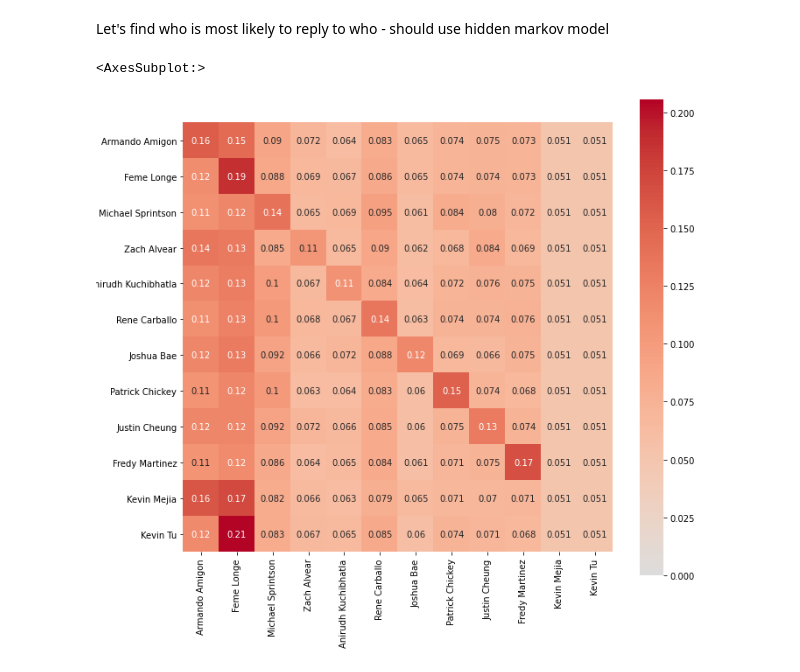
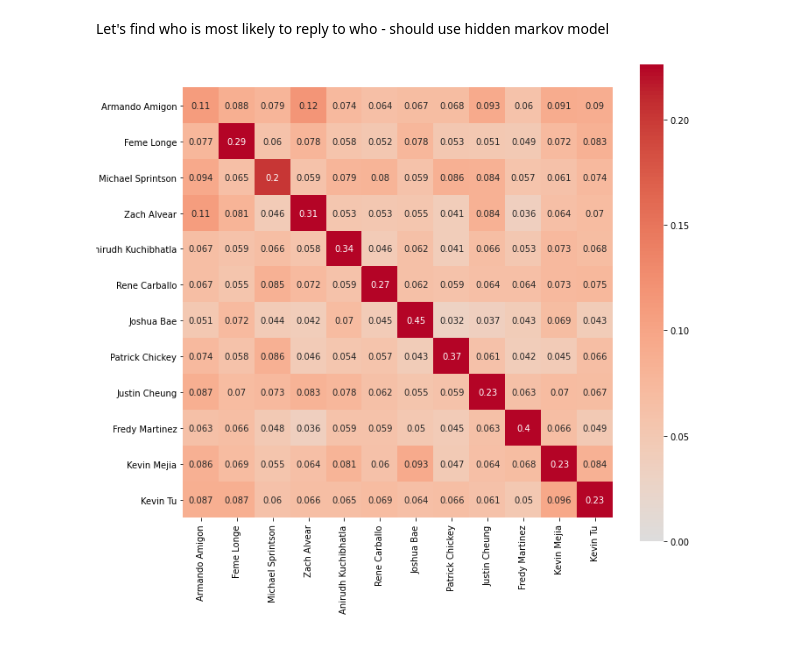
Before and after one commit to michaelsprintson/facebook_groups_analytics, a Jupyter notebook: init_attempt.ipynb, the cells around one changed output. Cells and saved outputs as stored; diff of their text form; code cells hidden in the pictures.

```diff
--- a/init_attempt.ipynb
+++ b/init_attempt.ipynb
@@ -334,9 +296,4 @@ ld = np.array([list(next_messager(forhmm, str(i), participant_names).values()) f
-# %%
-#column replies to row
-f, ax = plt.subplots(figsize=(11, 10))
-f.set_facecolor((1, 1, 1))
-# cmap = sns.diverging_palette(0, max(flat_list(participantmatrix)), as_cmap=True)
-sns.heatmap(ld, square = True, annot = True, center = 0, vmin = 0, vmax =  max(flat_list(ld)), cmap= 'coolwarm',  xticklabels=participant_names,yticklabels=participant_names )
-# %% [output]
-<AxesSubplot:>
-[figure, removed]
+# %%
+gen_reply_matrix(total_messages_with_id, participant_names, True)
+# %% [output]
+[figure, added]
```
Also changed, not shown: parts of 5 cells of this notebook, 1 other file.
